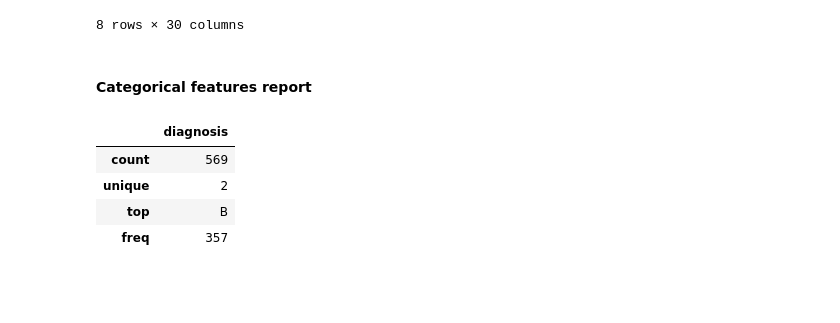
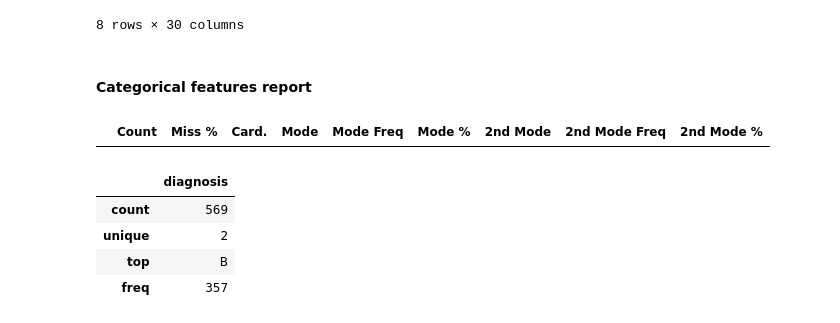
Before and after one commit to xxxxxxxxxie/509_Project, a Jupyter notebook: 509_project.ipynb, the cells around one changed output. Drawn from its saved outputs; the diff is of its cells as text; code cells hidden in the pictures; blank space fills up the shorter version.

```diff
--- a/509_project.ipynb
+++ b/509_project.ipynb
@@ -113,54 +131,56 @@ df.iloc[:,1:].describe()
 # %% [markdown]
 #### Categorical features report
 # %%
-# def build_categorical_features_report(data_df):
+def build_categorical_features_report(data_df):
 
-#     """Build tabular report for categorical features"""
+    """Build tabular report for categorical features"""
 
-#     def _mode(df):
-#         return df.apply(lambda ft: ft.mode().to_list())
+    def _mode(df):
+        return df.apply(lambda ft: ft.mode().to_list())
 
-#     def _mode_freq(df):
-#         return df.apply(lambda ft: ft.value_counts()[ft.mode()].sum())
+    def _mode_freq(df):
+        return df.apply(lambda ft: ft.value_counts()[ft.mode()].sum())
 
-#     def _second_mode(df):
-#         return df.apply(lambda ft: ft[~ft.isin(ft.mode())].mode().to_list())
+    def _second_mode(df):
+        return df.apply(lambda ft: ft[~ft.isin(ft.mode())].mode().to_list())
 
-#     def _second_mode_freq(df):
-#         return df.apply(
-#             lambda ft: ft[~ft.isin(ft.mode())]
-#             .value_counts()[ft[~ft.isin(ft.mode())].mode()]
-#             .sum()
-#         )
+    def _second_mode_freq(df):
+        return df.apply(
+            lambda ft: ft[~ft.isin(ft.mode())]
+            .value_counts()[ft[~ft.isin(ft.mode())].mode()]
+            .sum()
+        )
 
-#     stats = {
-#         "Count": len,
-#         "Miss %": lambda df: df.isna().sum() / len(df) * 100,
-#         "Card.": lambda df: df.nunique(),
-#         "Mode": _mode,
-#         "Mode Freq": _mode_freq,
-#         "Mode %": lambda df: _mode_freq(df) / len(df) * 100,
-#         "2nd Mode": _second_mode,
-#         "2nd Mode Freq": _second_mode_freq,
-#         "2nd Mode %": lambda df: _second_mode_freq(df) / len(df) * 100,
-#     }
+    stats = {
+        "Count": len,
+        "Miss %": lambda df: df.isna().sum() / len(df) * 100,
+        "Card.": lambda df: df.nunique(),
+        "Mode": _mode,
+        "Mode Freq": _mode_freq,
+        "Mode %": lambda df: _mode_freq(df) / len(df) * 100,
+        "2nd Mode": _second_mode,
+        "2nd Mode Freq": _second_mode_freq,
+        "2nd Mode %": lambda df: _second_mode_freq(df) / len(df) * 100,
+    }
 
-#     cat_feat_names = data_df.select_dtypes(exclude="number").columns
-#     continuous_data_df = data_df[cat_feat_names]
+    cat_feat_names = data_df.select_dtypes(exclude="number").columns
+    continuous_data_df = data_df[cat_feat_names]
 
-#     report_df = pd.DataFrame(index=cat_feat_names, columns=stats.keys())
+    report_df = pd.DataFrame(index=cat_feat_names, columns=stats.keys())
 
-#     for stat_name, fn in stats.items():
-#         # NOTE: ignore warnings for empty features
-#         with warnings.catch_warnings():
-#             warnings.simplefilter("ignore", category=RuntimeWarning)
-#             report_df[stat_name] = fn(continuous_data_df)
+    for stat_name, fn in stats.items():
+        # NOTE: ignore warnings for empty features
+        with warnings.catch_warnings():
+            warnings.simplefilter("ignore", category=RuntimeWarning)
+            report_df[stat_name] = fn(continuous_data_df)
 
-#     return report_df
+    return report_df
 
 
-# # generate the category data quility report
-# build_categorical_features_report(df)
+# generate the category data quility report
+build_categorical_features_report(df)
+# %% [output]
+|  | Count | Miss % | Card. | Mode | Mode Freq | Mode % | 2nd Mode | 2nd Mode Freq | 2nd Mode % |
 # %%
 # generate the category data quility report
 df.describe(exclude=['number'])
```
Also changed, not shown: parts of 34 cells of this notebook, 1 other file.
